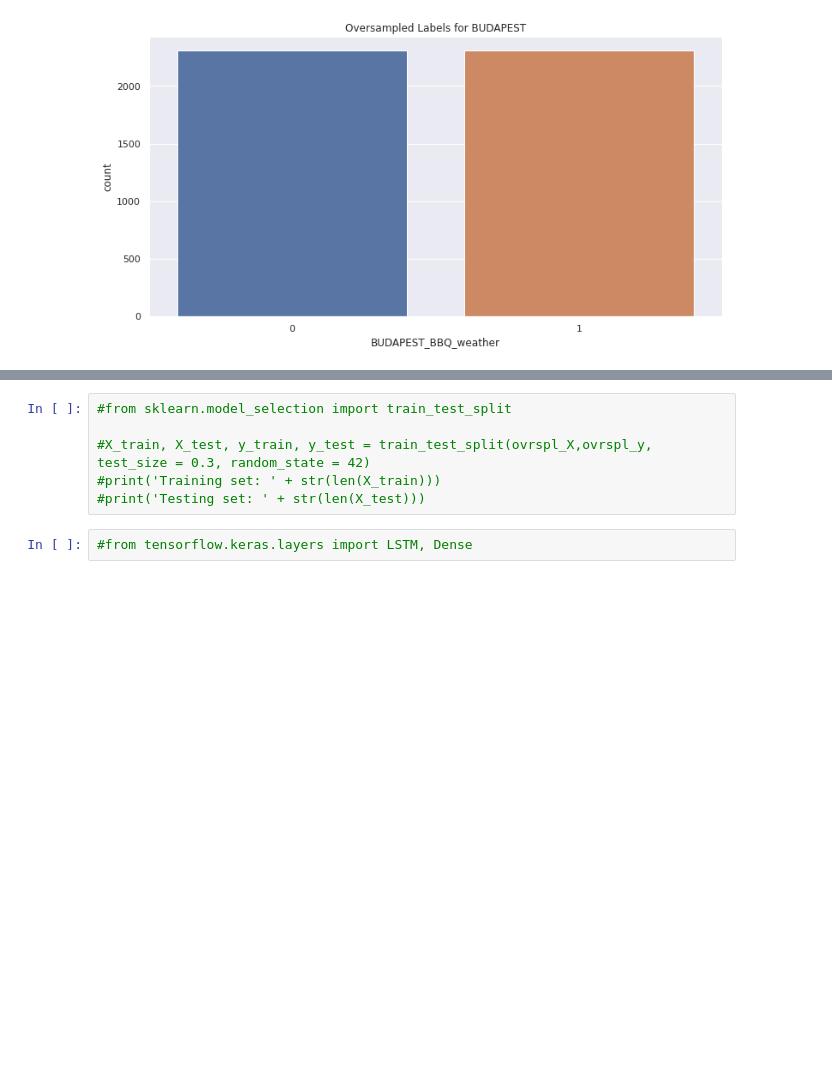
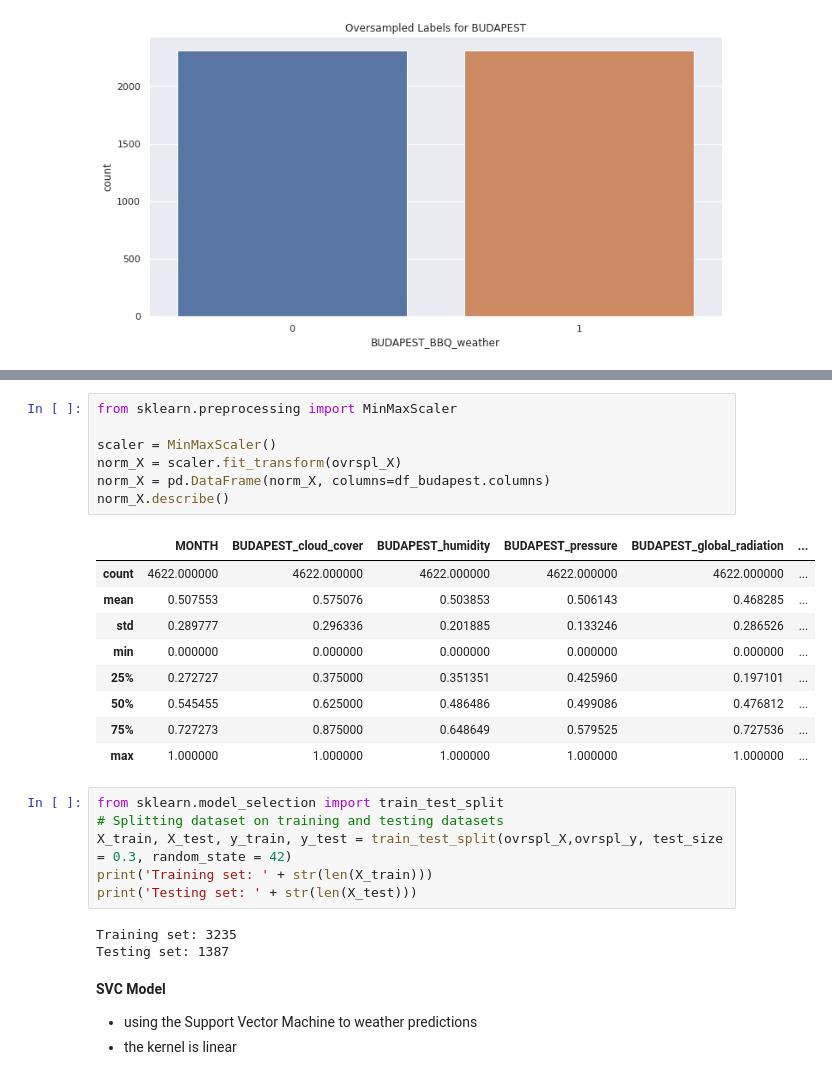
Before and after one commit to mkowalsky0/Weather_Prediction, a Jupyter notebook: weather-prediction.ipynb, the cells around one changed output, grey strips where cells are left out. Saved outputs shown, nothing was run; the diff lists cells and outputs as text; blank space fills up the shorter version.

```diff
--- a/weather-prediction.ipynb
+++ b/weather-prediction.ipynb
@@ -211,8 +236,30 @@ plt.xticks(rotation = 45)
+# %%
+from sklearn.preprocessing import MinMaxScaler
+
+scaler = MinMaxScaler()
+norm_X = scaler.fit_transform(ovrspl_X)
+norm_X = pd.DataFrame(norm_X, columns=df_budapest.columns)
+norm_X.describe()
+# %% [output]
+|  | MONTH | BUDAPEST_cloud_cover | BUDAPEST_humidity | BUDAPEST_pressure | BUDAPEST_global_radiation | ... |
+| count | 4622.000000 | 4622.000000 | 4622.000000 | 4622.000000 | 4622.000000 | ... |
+| mean | 0.507553 | 0.575076 | 0.503853 | 0.506143 | 0.468285 | ... |
+| std | 0.289777 | 0.296336 | 0.201885 | 0.133246 | 0.286526 | ... |
+| min | 0.000000 | 0.000000 | 0.000000 | 0.000000 | 0.000000 | ... |
+| 25% | 0.272727 | 0.375000 | 0.351351 | 0.425960 | 0.197101 | ... |
+| 50% | 0.545455 | 0.625000 | 0.486486 | 0.499086 | 0.476812 | ... |
+| 75% | 0.727273 | 0.875000 | 0.648649 | 0.579525 | 0.727536 | ... |
+| max | 1.000000 | 1.000000 | 1.000000 | 1.000000 | 1.000000 | ... |
 # %%
-#from sklearn.model_selection import train_test_split
-
-#X_train, X_test, y_train, y_test = train_test_split(ovrspl_X,ovrspl_y, test_size = 0.3, random_state = 42)
-#print('Training set: ' + str(len(X_train)))
-#print('Testing set: ' + str(len(X_test)))
+from sklearn.model_selection import train_test_split
+# Splitting dataset on training and testing datasets
+X_train, X_test, y_train, y_test = train_test_split(ovrspl_X,ovrspl_y, test_size = 0.3, random_state = 42)
+print('Training set: ' + str(len(X_train)))
+print('Testing set: ' + str(len(X_test)))
+# %% [output]
+Training set: 3235
+Testing set: 1387
-# %%
-#from tensorflow.keras.layers import LSTM, Dense
+# %% [markdown]
+**SVC Model**
+- using the Support Vector Machine to weather predictions
+- the kernel is linear
```
Also changed, not shown: parts of 22 cells of this notebook.
